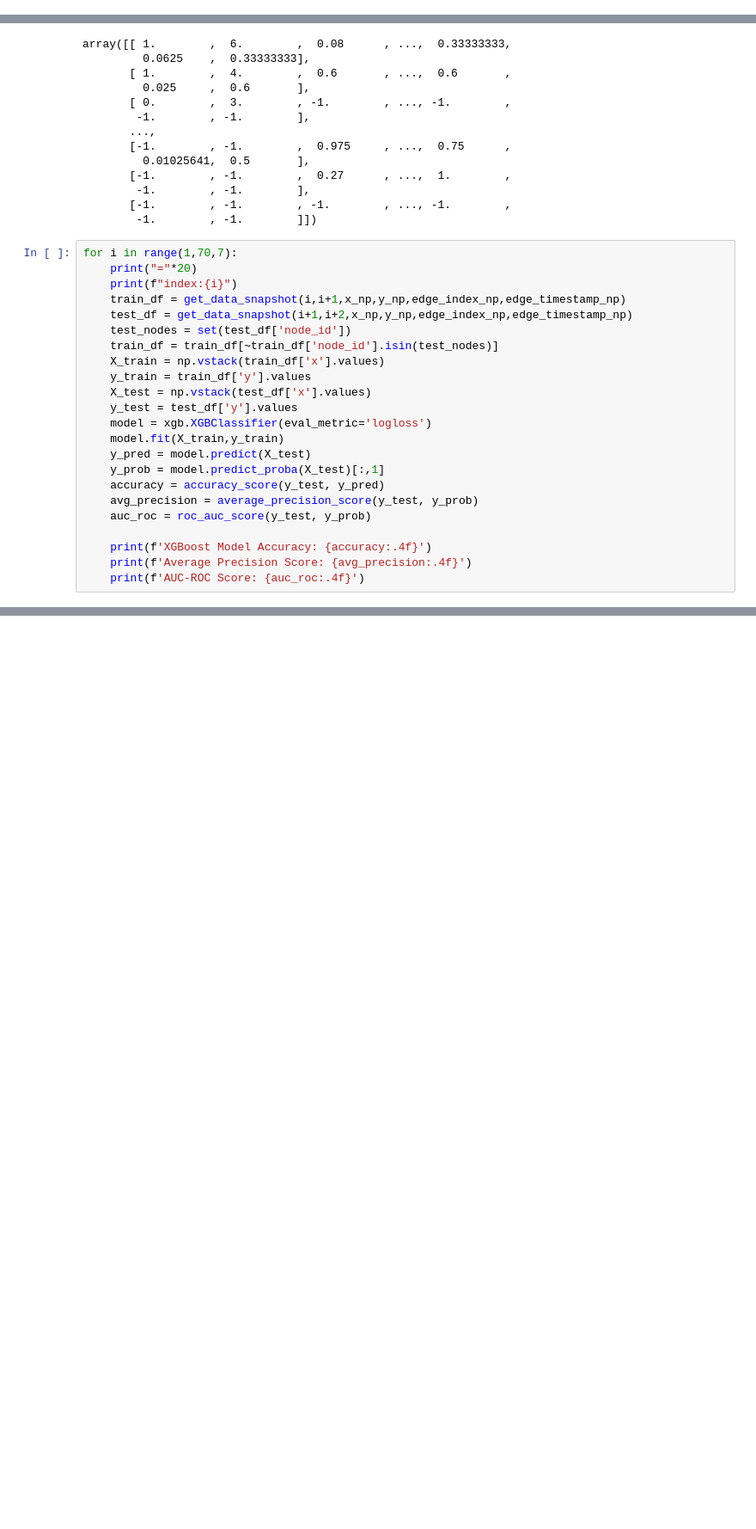
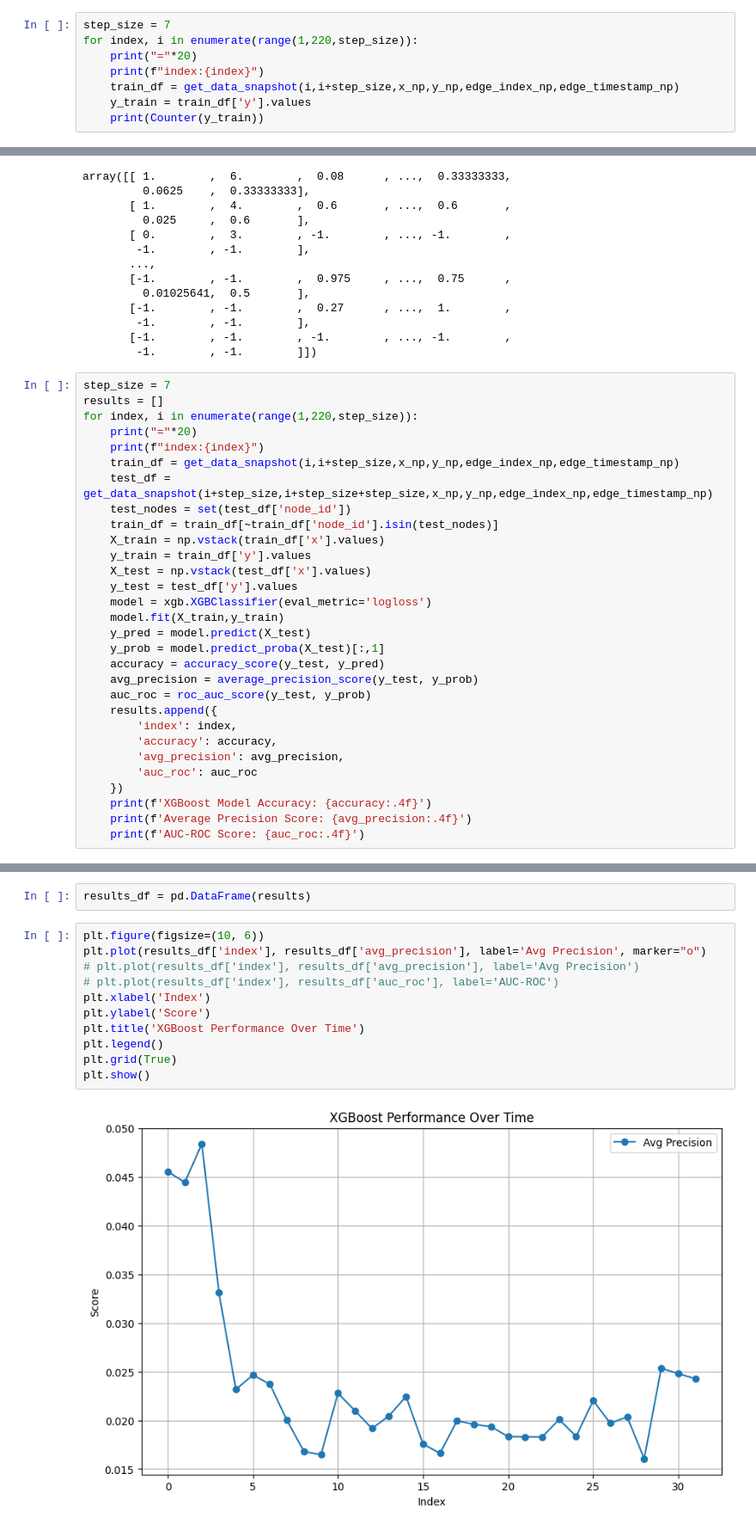
Before and after one commit to fafal-abnir/DyFraudNet, a Jupyter notebook: notebooks/DGraphFinClassicML.ipynb, the cells around one changed output, grey strips where cells are left out. Shown at 86% size. Cells and saved outputs as stored; diff of their text form; blank space fills up the shorter version.

```diff
--- a/notebooks/DGraphFinClassicML.ipynb
+++ b/notebooks/DGraphFinClassicML.ipynb
@@ -33,3 +29,11 @@ def get_data_snapshot(start_time_index, end_time_index, x, y, edge_index, edge_t
     df['y'] = y[unique_nodes]
     df = df[df['y'].isin([0,1])]
     return df
+# %%
+step_size = 7
+for index, i in enumerate(range(1,220,step_size)):
+    print("="*20)
+    print(f"index:{index}")
+    train_df = get_data_snapshot(i,i+step_size,x_np,y_np,edge_index_np,edge_timestamp_np)
+    y_train = train_df['y'].values
+    print(Counter(y_train))
@@ -57,11 +79,13 @@ array([[ 1.        ,  6.        ,  0.08      , ...,  0.33333333,
        [-1.        , -1.        , -1.        , ..., -1.        ,
         -1.        , -1.        ]])
 # %%
-for i in range(1,70,7):
+step_size = 7
+results = []
+for index, i in enumerate(range(1,220,step_size)):
     print("="*20)
-    print(f"index:{i}")
-    train_df = get_data_snapshot(i,i+1,x_np,y_np,edge_index_np,edge_timestamp_np)
-    test_df = get_data_snapshot(i+1,i+2,x_np,y_np,edge_index_np,edge_timestamp_np)
+    print(f"index:{index}")
+    train_df = get_data_snapshot(i,i+step_size,x_np,y_np,edge_index_np,edge_timestamp_np)
+    test_df = get_data_snapshot(i+step_size,i+step_size+step_size,x_np,y_np,edge_index_np,edge_timestamp_np)
     test_nodes = set(test_df['node_id'])
     train_df = train_df[~train_df['node_id'].isin(test_nodes)]
     X_train = np.vstack(train_df['x'].values)
@@ -75,7 +99,12 @@ for i in range(1,70,7):
     accuracy = accuracy_score(y_test, y_pred)
     avg_precision = average_precision_score(y_test, y_prob)
     auc_roc = roc_auc_score(y_test, y_prob)
-
+    results.append({
+        'index': index,
+        'accuracy': accuracy,
+        'avg_precision': avg_precision,
+        'auc_roc': auc_roc
+    })
     print(f'XGBoost Model Accuracy: {accuracy:.4f}')
     print(f'Average Precision Score: {avg_precision:.4f}')
     print(f'AUC-ROC Score: {auc_roc:.4f}')
@@ -99,0 +129,15 @@ AUC-ROC Score: 0.7169
+# %%
+results_df = pd.DataFrame(results)
+# %%
+plt.figure(figsize=(10, 6))
+plt.plot(results_df['index'], results_df['avg_precision'], label='Avg Precision', marker="o")
+# plt.plot(results_df['index'], results_df['avg_precision'], label='Avg Precision')
+# plt.plot(results_df['index'], results_df['auc_roc'], label='AUC-ROC')
+plt.xlabel('Index')
+plt.ylabel('Score')
+plt.title('XGBoost Performance Over Time')
+plt.legend()
+plt.grid(True)
+plt.show()
+# %% [output]
+[figure, added]
```
Also changed, not shown: parts of 6 cells of this notebook, 4 other files.
